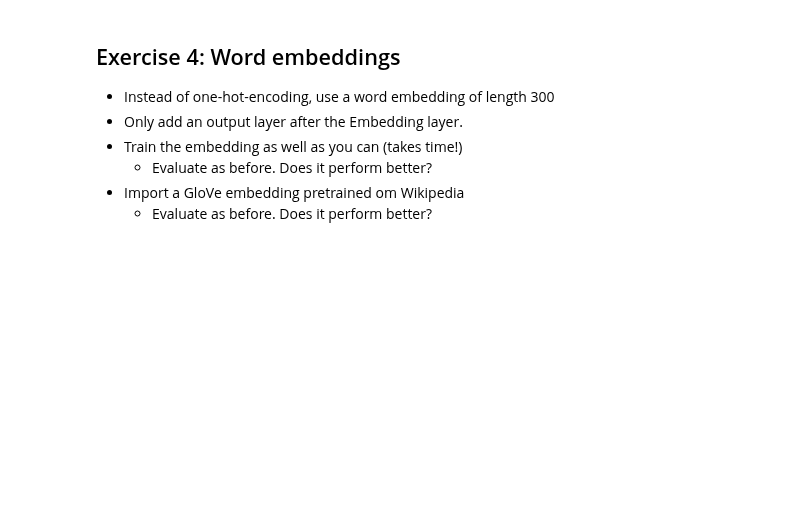
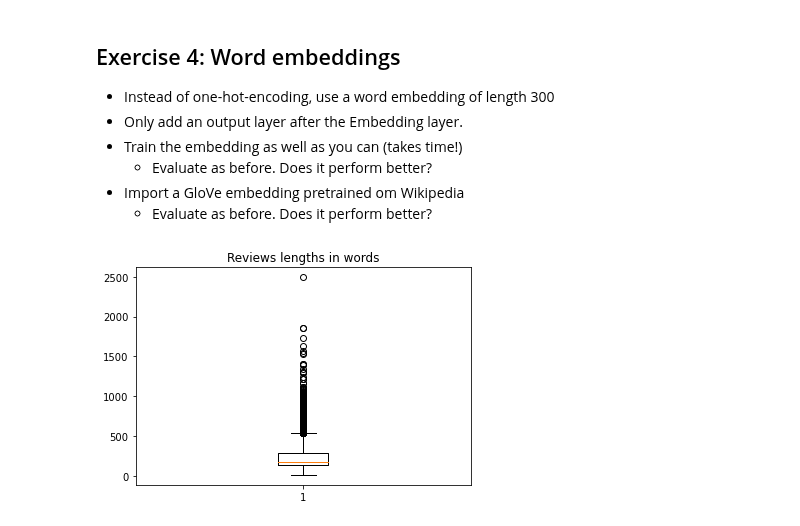
Before and after one commit to gekas145/tue-ml-course, a Jupyter notebook: labs/Lab 7b - Neural Networks for text.ipynb, the cells around one changed output. Saved outputs shown, nothing was run; the diff lists cells and outputs as text; code cells hidden in the pictures; blank space fills up the shorter version.

```diff
--- a/labs/Lab 7b - Neural Networks for text.ipynb
+++ b/labs/Lab 7b - Neural Networks for text.ipynb
@@ -513,3 +567,9 @@ model2.evaluate(x_test, y_test)
     * Evaluate as before. Does it perform better?
 * Import a GloVe embedding pretrained om Wikipedia
     * Evaluate as before. Does it perform better?
+# %%
+plt.boxplot([len(x) for x in train_data])
+plt.title("Reviews lengths in words")
+plt.show()
+# %% [output]
+[figure, added]
```
Also changed, not shown: parts of 26 cells of this notebook.
